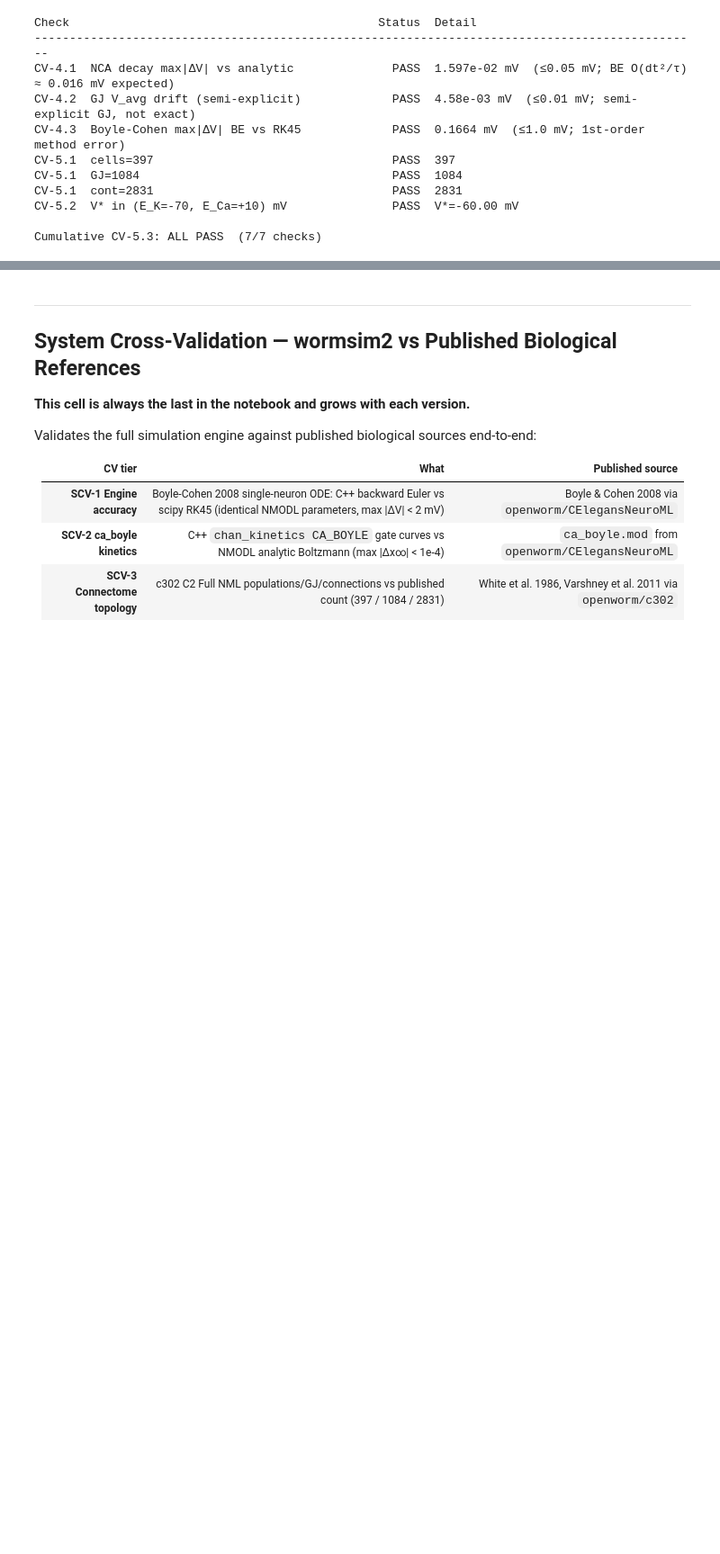
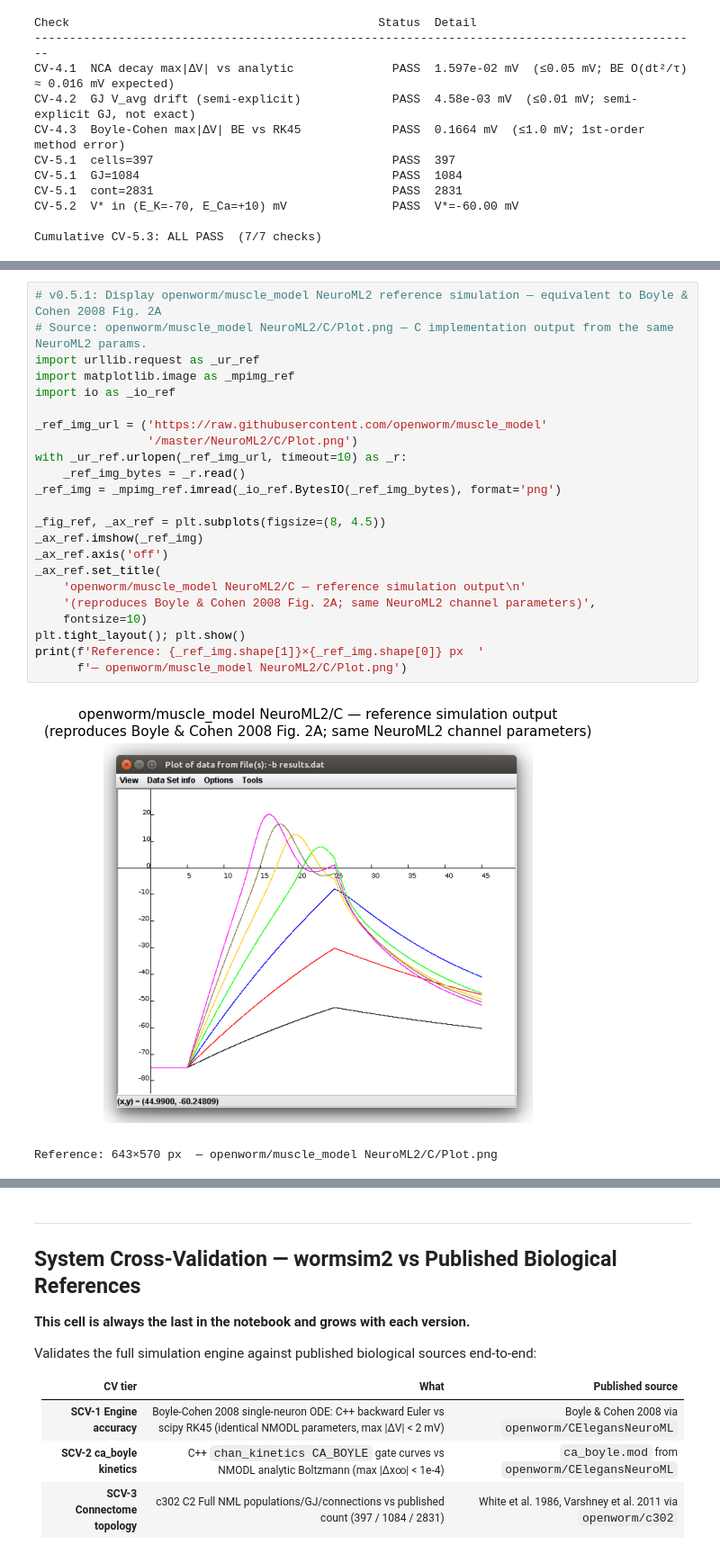
Before and after one commit to VahidGh/wormsim2, a Jupyter notebook: notebooks/project_tour.ipynb, the cells around one changed output, grey strips where cells are left out. Shown at 90% size. Cells and saved outputs as stored; diff of their text form; blank space fills up the shorter version.

```diff
--- a/notebooks/project_tour.ipynb
+++ b/notebooks/project_tour.ipynb
@@ -1304,0 +1373,26 @@ Cumulative CV-5.3: ALL PASS  (7/7 checks)
+# %%
+# v0.5.1: Display openworm/muscle_model NeuroML2 reference simulation — equivalent to Boyle & Cohen 2008 Fig. 2A
+# Source: openworm/muscle_model NeuroML2/C/Plot.png — C implementation output from the same NeuroML2 params.
+import urllib.request as _ur_ref
+import matplotlib.image as _mpimg_ref
+import io as _io_ref
+
+_ref_img_url = ('https://raw.githubusercontent.com/openworm/muscle_model'
+                '/master/NeuroML2/C/Plot.png')
+with _ur_ref.urlopen(_ref_img_url, timeout=10) as _r:
+    _ref_img_bytes = _r.read()
+_ref_img = _mpimg_ref.imread(_io_ref.BytesIO(_ref_img_bytes), format='png')
+
+_fig_ref, _ax_ref = plt.subplots(figsize=(8, 4.5))
+_ax_ref.imshow(_ref_img)
+_ax_ref.axis('off')
+_ax_ref.set_title(
+    'openworm/muscle_model NeuroML2/C — reference simulation output\n'
+    '(reproduces Boyle & Cohen 2008 Fig. 2A; same NeuroML2 channel parameters)',
+    fontsize=10)
+plt.tight_layout(); plt.show()
+print(f'Reference: {_ref_img.shape[1]}×{_ref_img.shape[0]} px  '
+      f'— openworm/muscle_model NeuroML2/C/Plot.png')
+# %% [output]
+[figure, added]
+Reference: 643×570 px  — openworm/muscle_model NeuroML2/C/Plot.png
```
Also changed, not shown: parts of 9 cells of this notebook, 7 other files.
